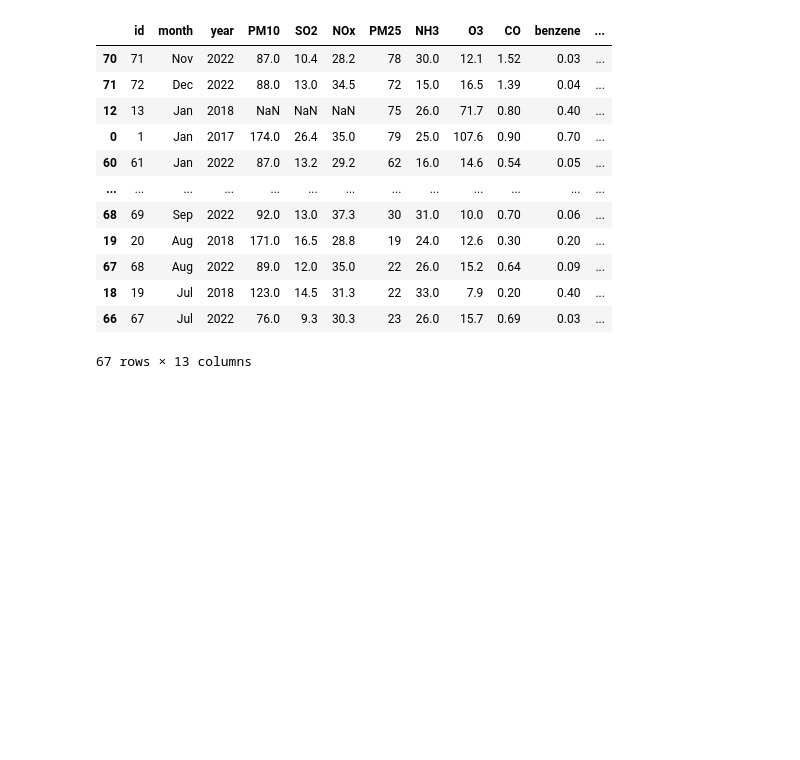
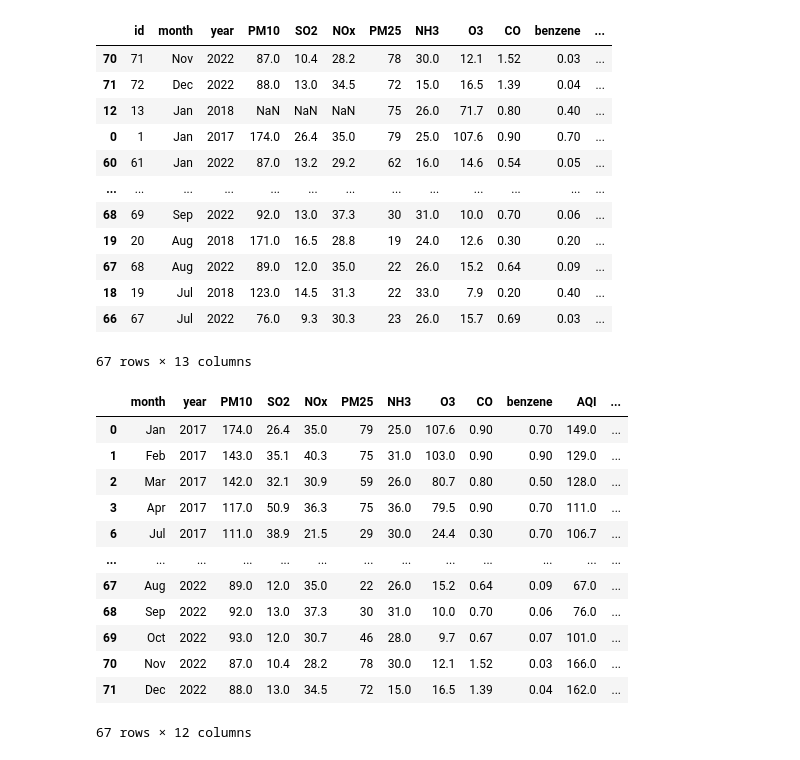
Before and after one commit to danileahacker/Air-Quality-in-Hyderabad-Pollution-Analysis, a Jupyter notebook: pollution_eda.ipynb, the cells around one changed output. Saved outputs shown, nothing was run; the diff lists cells and outputs as text; code cells hidden in the pictures; blank space fills up the shorter version.

```diff
--- a/pollution_eda.ipynb
+++ b/pollution_eda.ipynb
@@ -411,3 +411,20 @@ aqi.sort_values(by='AQI', ascending=False)
 | 18 | 19 | Jul | 2018 | 123.0 | 14.5 | 31.3 | 22 | 33.0 | 7.9 | 0.20 | 0.40 | ... |
 | 66 | 67 | Jul | 2022 | 76.0 | 9.3 | 30.3 | 23 | 26.0 | 15.7 | 0.69 | 0.03 | ... |
 67 rows × 13 columns
+# %%
+#dropping id column
+aqi.drop(columns='id')
+# %% [output]
+|  | month | year | PM10 | SO2 | NOx | PM25 | NH3 | O3 | CO | benzene | AQI | ... |
+| 0 | Jan | 2017 | 174.0 | 26.4 | 35.0 | 79 | 25.0 | 107.6 | 0.90 | 0.70 | 149.0 | ... |
+| 1 | Feb | 2017 | 143.0 | 35.1 | 40.3 | 75 | 31.0 | 103.0 | 0.90 | 0.90 | 129.0 | ... |
+| 2 | Mar | 2017 | 142.0 | 32.1 | 30.9 | 59 | 26.0 | 80.7 | 0.80 | 0.50 | 128.0 | ... |
+| 3 | Apr | 2017 | 117.0 | 50.9 | 36.3 | 75 | 36.0 | 79.5 | 0.90 | 0.70 | 111.0 | ... |
+| 6 | Jul | 2017 | 111.0 | 38.9 | 21.5 | 29 | 30.0 | 24.4 | 0.30 | 0.70 | 106.7 | ... |
+| ... | ... | ... | ... | ... | ... | ... | ... | ... | ... | ... | ... | ... |
+| 67 | Aug | 2022 | 89.0 | 12.0 | 35.0 | 22 | 26.0 | 15.2 | 0.64 | 0.09 | 67.0 | ... |
+| 68 | Sep | 2022 | 92.0 | 13.0 | 37.3 | 30 | 31.0 | 10.0 | 0.70 | 0.06 | 76.0 | ... |
+| 69 | Oct | 2022 | 93.0 | 12.0 | 30.7 | 46 | 28.0 | 9.7 | 0.67 | 0.07 | 101.0 | ... |
+| 70 | Nov | 2022 | 87.0 | 10.4 | 28.2 | 78 | 30.0 | 12.1 | 1.52 | 0.03 | 166.0 | ... |
+| 71 | Dec | 2022 | 88.0 | 13.0 | 34.5 | 72 | 15.0 | 16.5 | 1.39 | 0.04 | 162.0 | ... |
+67 rows × 12 columns
```
